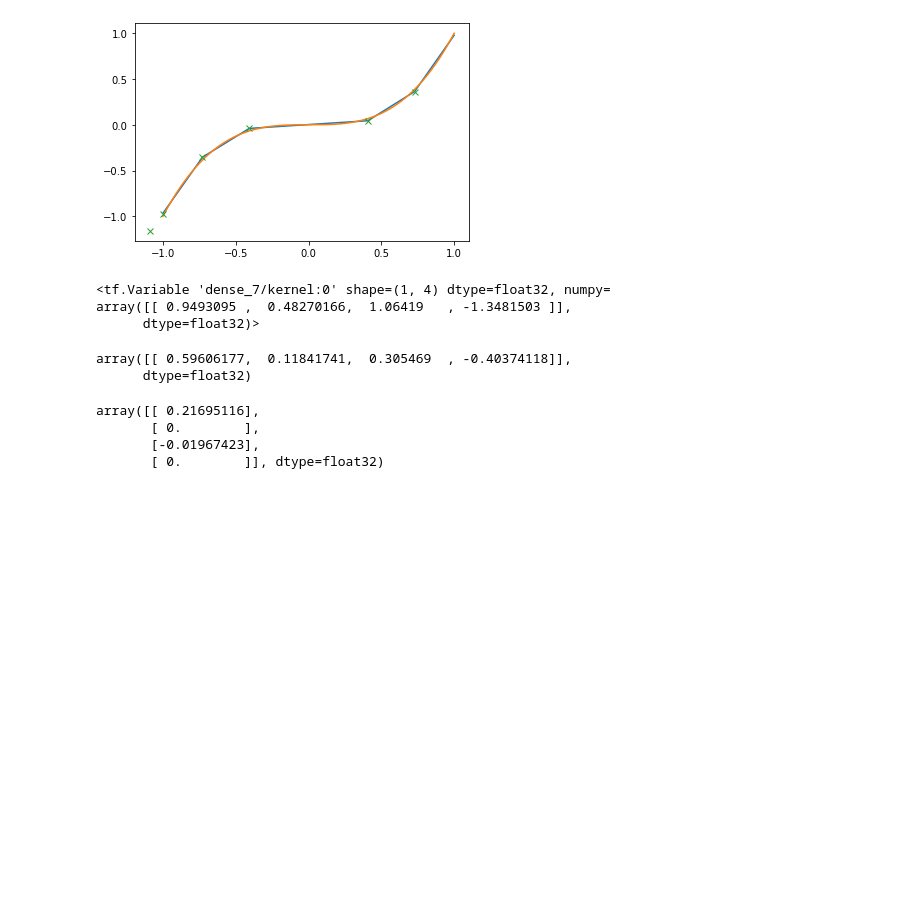
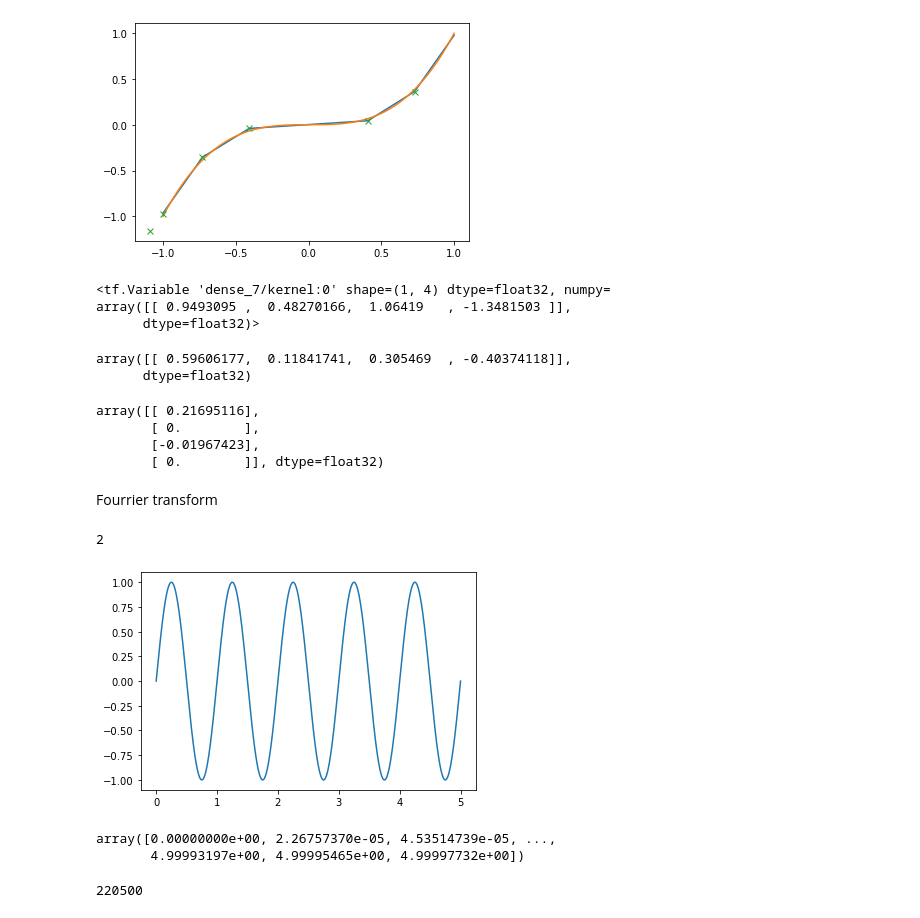
Before and after one commit to majkee15/credit_collections_rl, a Jupyter notebook: analysis_snipetz/DQNasLinearSpline.ipynb, the cells around one changed output. Saved outputs shown, nothing was run; the diff lists cells and outputs as text; code cells hidden in the pictures; blank space fills up the shorter version.

```diff
--- a/analysis_snipetz/DQNasLinearSpline.ipynb
+++ b/analysis_snipetz/DQNasLinearSpline.ipynb
@@ -101,3 +101,38 @@ array([[ 0.21695116],
        [ 0.        ],
        [-0.01967423],
        [ 0.        ]], dtype=float32)
+# %% [markdown]
+Fourrier transform
+# %%
+1+1
+# %% [output]
+2
+# %%
+import numpy as np
+from matplotlib import pyplot as plt
+
+SAMPLE_RATE = 44100  # Hertz
+DURATION = 5  # Seconds
+
+def generate_sine_wave(freq, sample_rate, duration):
+    x = np.linspace(0, duration, sample_rate * duration, endpoint=False)
+    frequencies = x * freq
+    # 2pi because np.sin takes radians
+    y = np.sin((2 * np.pi) * frequencies)
+    return x, y
+
+# Generate a 2 hertz sine wave that lasts for 5 seconds
+x, y = generate_sine_wave(1, SAMPLE_RATE, DURATION)
+plt.plot(x, y)
+plt.show()
+# %% [output]
+[figure, added]
+# %%
+np.linspace(0, DURATION, SAMPLE_RATE * DURATION, endpoint=False)
+# %% [output]
+array([0.00000000e+00, 2.26757370e-05, 4.53514739e-05, ...,
+       4.99993197e+00, 4.99995465e+00, 4.99997732e+00])
+# %%
+len(y)
+# %% [output]
+220500
```
Also changed, not shown: parts of 6 cells of this notebook, 27 other files.
